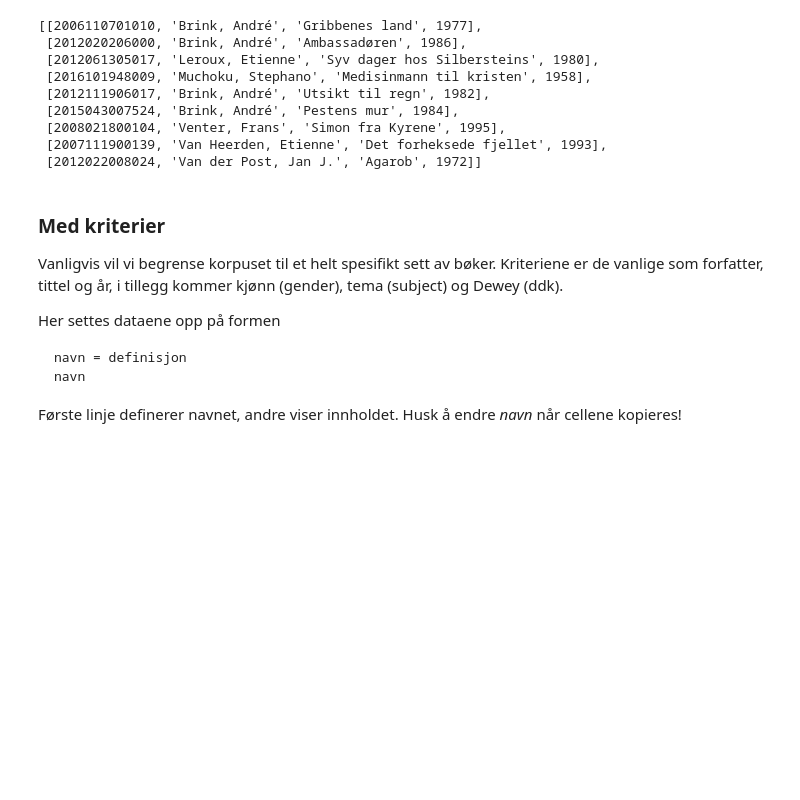
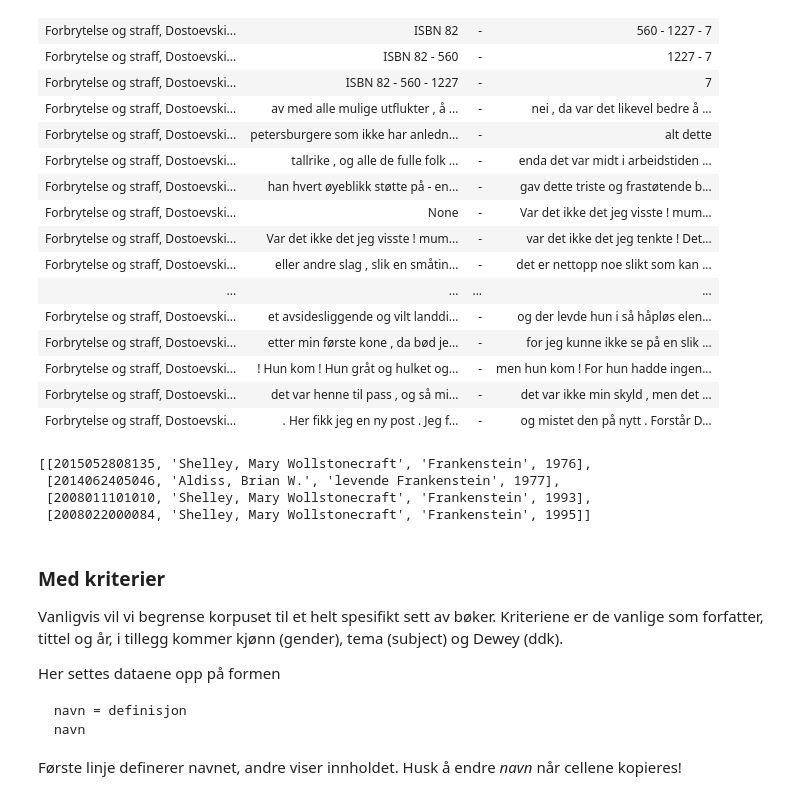
Before and after one commit to Yoonsen/NB_API_Python, a Jupyter notebook: konkordanser.ipynb, the cells around one changed output. Cells and saved outputs as stored; diff of their text form; code cells hidden in the pictures; blank space fills up the shorter version.

```diff
--- a/konkordanser.ipynb
+++ b/konkordanser.ipynb
@@ -50,0 +63,9 @@ Aktiver cellen under et par ganger for å se effekten.
+# %%
+fjodor = nb.get_urn({
+    'title':'%forbryt%',
+    'author':'%dost%',
+    'year':1800,
+    'next':250,
+    'limit':30,
+    'trans':'rus'})
+fjodor
@@ -51,15 +145,36 @@ Aktiver cellen under et par ganger for å se effekten.
+# %%
+nb.get_urnkonk('-', {
+    "urns":fjodor,
+    'size':30,
+    'before':12,
+    'after':12
+})
+# %% [output]
+| Forbrytelse og straff, Dostoevski... | ISBN 82 | - | 560 - 1227 - 7 |
+| Forbrytelse og straff, Dostoevski... | ISBN 82 - 560 | - | 1227 - 7 |
+| Forbrytelse og straff, Dostoevski... | ISBN 82 - 560 - 1227 | - | 7 |
+| Forbrytelse og straff, Dostoevski... | av med alle mulige utflukter , å ... | - | nei , da var det likevel bedre å ... |
+| Forbrytelse og straff, Dostoevski... | petersburgere som ikke har anledn... | - | alt dette |
+| Forbrytelse og straff, Dostoevski... | tallrike , og alle de fulle folk ... | - | enda det var midt i arbeidstiden ... |
+| Forbrytelse og straff, Dostoevski... | han hvert øyeblikk støtte på - en... | - | gav dette triste og frastøtende b... |
+| Forbrytelse og straff, Dostoevski... | None | - | Var det ikke det jeg visste ! mum... |
+| Forbrytelse og straff, Dostoevski... | Var det ikke det jeg visste ! mum... | - | var det ikke det jeg tenkte ! Det... |
+| Forbrytelse og straff, Dostoevski... | eller andre slag , slik en småtin... | - | det er nettopp noe slikt som kan ... |
+| ... | ... | ... | ... |
+| Forbrytelse og straff, Dostoevski... | et avsidesliggende og vilt landdi... | - | og der levde hun i så håpløs elen... |
+| Forbrytelse og straff, Dostoevski... | etter min første kone , da bød je... | - | for jeg kunne ikke se på en slik ... |
+| Forbrytelse og straff, Dostoevski... | ! Hun kom ! Hun gråt og hulket og... | - | men hun kom ! For hun hadde ingen... |
+| Forbrytelse og straff, Dostoevski... | det var henne til pass , og så mi... | - | det var ikke min skyld , men det ... |
+| Forbrytelse og straff, Dostoevski... | . Her fikk jeg en ny post . Jeg f... | - | og mistet den på nytt . Forstår D... |
 # %%
-nb.get_urn({'trans':'afr'})
+nb.get_urn({'title':
+            '%frankenstein%', 'trans':
+           'eng'})
 # %% [output]
-[[2006110701010, 'Brink, André', 'Gribbenes land', 1977],
- [2012020206000, 'Brink, André', 'Ambassadøren', 1986],
- [2012061305017, 'Leroux, Etienne', 'Syv dager hos Silbersteins', 1980],
- [2016101948009, 'Muchoku, Stephano', 'Medisinmann til kristen', 1958],
- [2012111906017, 'Brink, André', 'Utsikt til regn', 1982],
- [2015043007524, 'Brink, André', 'Pestens mur', 1984],
- [2008021800104, 'Venter, Frans', 'Simon fra Kyrene', 1995],
- [2007111900139, 'Van Heerden, Etienne', 'Det forheksede fjellet', 1993],
- [2012022008024, 'Van der Post, Jan J.', 'Agarob', 1972]]
+[[2015052808135, 'Shelley, Mary Wollstonecraft', 'Frankenstein', 1976],
+ [2014062405046, 'Aldiss, Brian W.', 'levende Frankenstein', 1977],
+ [2008011101010, 'Shelley, Mary Wollstonecraft', 'Frankenstein', 1993],
+ [2008022000084, 'Shelley, Mary Wollstonecraft', 'Frankenstein', 1995]]
 # %% [markdown]
 ### Med kriterier
 
```
Also changed, not shown: parts of 23 cells of this notebook, 1 other file.
